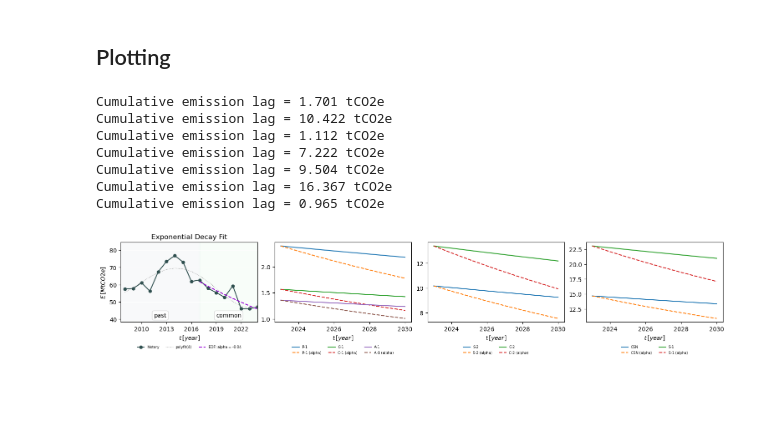
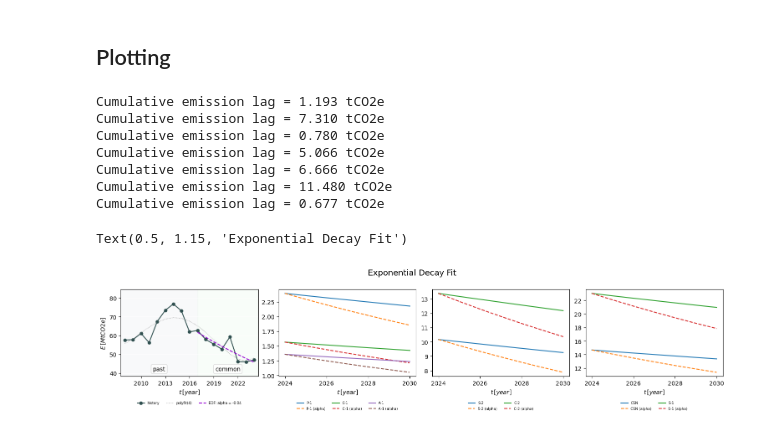
Before and after one commit to thiagoneye/costcaster, a Jupyter notebook: src/main.ipynb, the cells around one changed output. Drawn from its saved outputs; the diff is of its cells as text; code cells hidden in the pictures; blank space fills up the shorter version.

```diff
--- a/src/main.ipynb
+++ b/src/main.ipynb
@@ -655,7 +581,7 @@ R2 score (common window fit): 0.73
 # %%
 # Inputs
 
-tc = 2023  # Beginning of the Future Domain
+tc = 2024  # Beginning of the Future Domain
 tf = np.arange(tc, 2030 + 1)  # Future Domain
 
 # Lambda Functions
@@ -686,7 +612,7 @@ def plot_future(a, Fk, Fbr):
 # Plots
 
 fig, ax = plt.subplots(1, 4, figsize=(15, 3), sharey=False, constrained_layout=True)
-axs = axs.flatten()
+ax = ax.flatten()
 
 # Curve Fitting
 ax[0].plot(th, Eh, "-o", color=colors["History"], ms=5, label="history", zorder=2)
@@ -735,7 +661,6 @@ add_axvspan_annotation(ax[0], commom_range[0], commom_range[1] + 0.5, y_baseline
 
 ax[0].grid(color="w", axis="y")
 ax[0].legend(loc="upper right", fontsize=8)
-ax[0].set_title("Exponential Decay Fit")
 ax[0].legend(
     ncols=3, fontsize=6, loc="upper center", bbox_to_anchor=(0.5, -0.25), frameon=False
 )
@@ -743,38 +668,42 @@ ax[0].set_xlabel("$t \\, [year]$")
 ax[0].set_ylabel("$E \\, [MtCO2e]$")
 
 ax[1].xaxis.set_major_locator(MultipleLocator(2))
 ax[1].set_title("")
 # ax[1].legend(ncols=3, fontsize=6, bbox_to_anchor=(0.95, 1.2))
 ax[1].legend(
     ncols=3, fontsize=6, loc="upper center", bbox_to_anchor=(0.5, -0.25), frameon=False
 )
 ax[1].set_xlabel("$t \\, [year]$")
 
 ax[2].xaxis.set_major_locator(MultipleLocator(2))
 ax[2].set_title("")
 ax[2].legend(
     ncols=2, fontsize=6, loc="upper center", bbox_to_anchor=(0.5, -0.25), frameon=False
 )
 ax[2].set_xlabel("$t \\, [year]$")
 
 ax[3].xaxis.set_major_locator(MultipleLocator(2))
 ax[3].set_title("")
 ax[3].legend(
     ncols=2, fontsize=6, loc="upper center", bbox_to_anchor=(0.5, -0.25), frameon=False
 )
 ax[3].set_xlabel("$t \\, [year]$")
 
 # Create Extra Space Below to Fit Subtitles
 fig.subplots_adjust(bottom=0.5)
 
+# Set the Title
+fig.suptitle("Exponential Decay Fit", fontsize=14, y=1.15)
+
 # Save Figure
 # fig.savefig(f"../img/Benchmark.png", dpi=600, bbox_inches="tight")
 # %% [output]
-Cumulative emission lag = 1.701 tCO2e
-Cumulative emission lag = 10.422 tCO2e
-Cumulative emission lag = 1.112 tCO2e
-Cumulative emission lag = 7.222 tCO2e
-Cumulative emission lag = 9.504 tCO2e
-Cumulative emission lag = 16.367 tCO2e
-Cumulative emission lag = 0.965 tCO2e
+Cumulative emission lag = 1.193 tCO2e
+Cumulative emission lag = 7.310 tCO2e
+Cumulative emission lag = 0.780 tCO2e
+Cumulative emission lag = 5.066 tCO2e
+Cumulative emission lag = 6.666 tCO2e
+Cumulative emission lag = 11.480 tCO2e
+Cumulative emission lag = 0.677 tCO2e
+Text(0.5, 1.15, 'Exponential Decay Fit')
-[figure, old version]
+[figure, new version]
```
Also changed, not shown: parts of 1 cell of this notebook.
